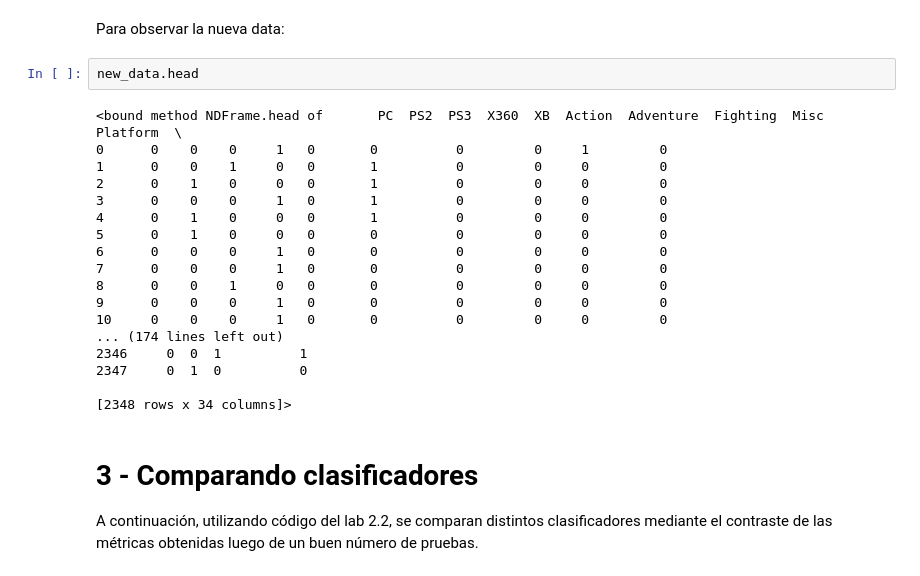
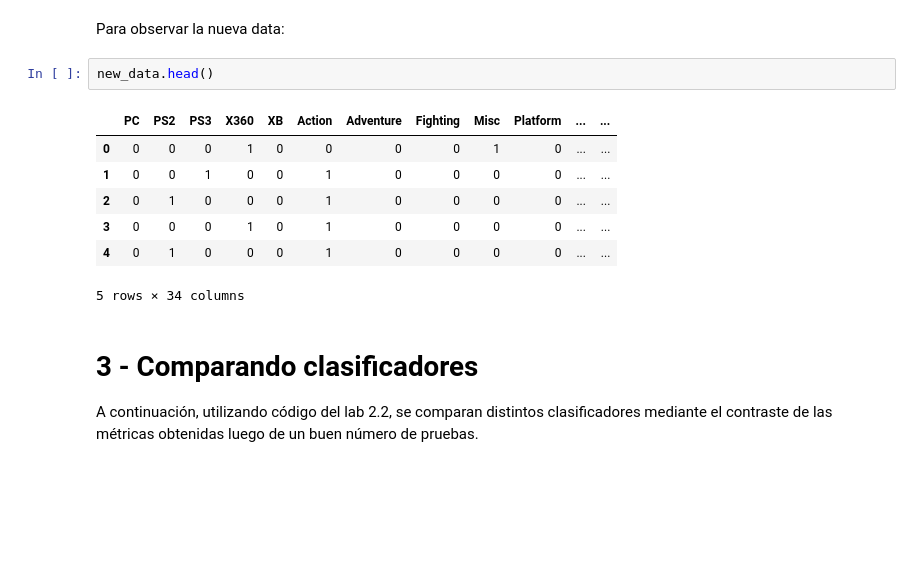
Before and after one commit to VictorPato/mineria-de-datos-entrega-3, a Jupyter notebook: clasificadores.ipynb, the cells around one changed output. Cells and saved outputs as stored; diff of their text form; blank space fills up the shorter version.

```diff
--- a/clasificadores.ipynb
+++ b/clasificadores.ipynb
@@ -158,25 +158,15 @@ y = new_data[new_data.columns[-1]]
 # %% [markdown]
 Para observar la nueva data:
 # %%
-new_data.head
+new_data.head()
 # %% [output]
+|  | PC | PS2 | PS3 | X360 | XB | Action | Adventure | Fighting | Misc | Platform | ... | ... |
+| 0 | 0 | 0 | 0 | 1 | 0 | 0 | 0 | 0 | 1 | 0 | ... | ... |
+| 1 | 0 | 0 | 1 | 0 | 0 | 1 | 0 | 0 | 0 | 0 | ... | ... |
+| 2 | 0 | 1 | 0 | 0 | 0 | 1 | 0 | 0 | 0 | 0 | ... | ... |
+| 3 | 0 | 0 | 0 | 1 | 0 | 1 | 0 | 0 | 0 | 0 | ... | ... |
+| 4 | 0 | 1 | 0 | 0 | 0 | 1 | 0 | 0 | 0 | 0 | ... | ... |
-<bound method NDFrame.head of       PC  PS2  PS3  X360  XB  Action  Adventure  Fighting  Misc  Platform  \
-0      0    0    0     1   0       0          0         0     1         0
-1      0    0    1     0   0       1          0         0     0         0
-2      0    1    0     0   0       1          0         0     0         0
-3      0    0    0     1   0       1          0         0     0         0
-4      0    1    0     0   0       1          0         0     0         0
-5      0    1    0     0   0       0          0         0     0         0
-6      0    0    0     1   0       0          0         0     0         0
-7      0    0    0     1   0       0          0         0     0         0
-8      0    0    1     0   0       0          0         0     0         0
-9      0    0    0     1   0       0          0         0     0         0
-10     0    0    0     1   0       0          0         0     0         0
-... (174 lines left out)
-2346     0  0  1          1
-2347     0  1  0          0
-
-[2348 rows x 34 columns]>
+5 rows × 34 columns
 # %% [markdown]
 # 3 - Comparando clasificadores
 A continuación, utilizando código del lab 2.2, se comparan distintos clasificadores mediante el contraste de las métricas obtenidas luego de un buen número de pruebas.
```
Also changed, not shown: parts of 2 cells of this notebook.
